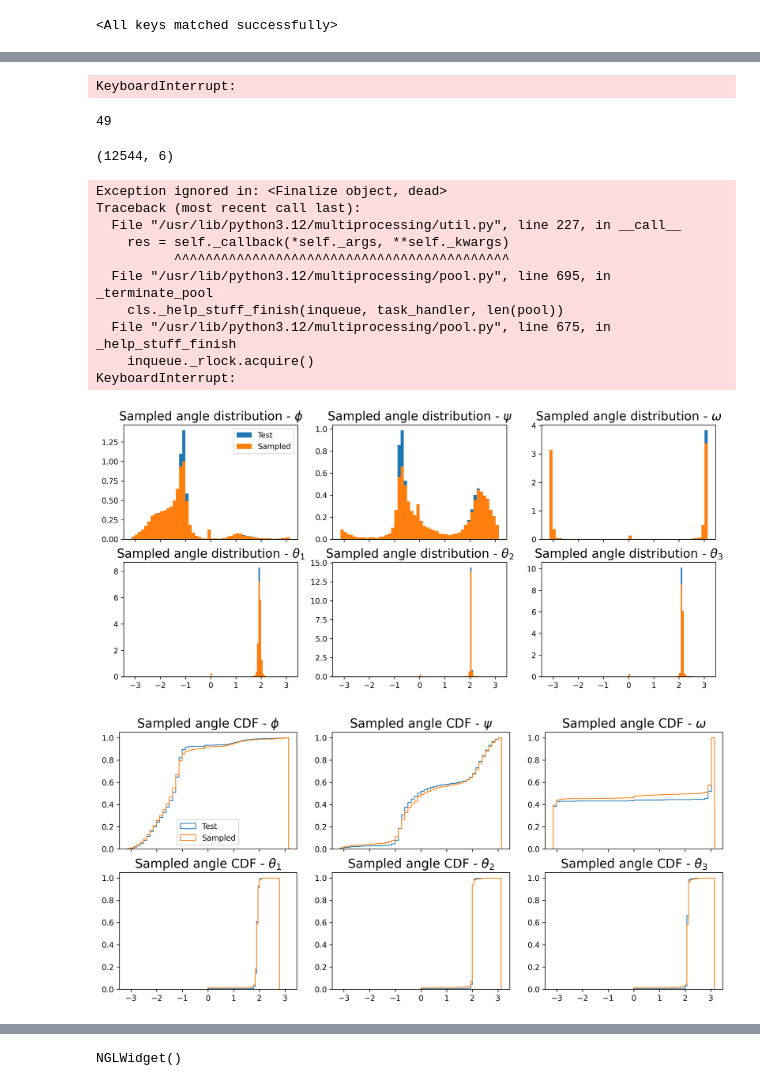
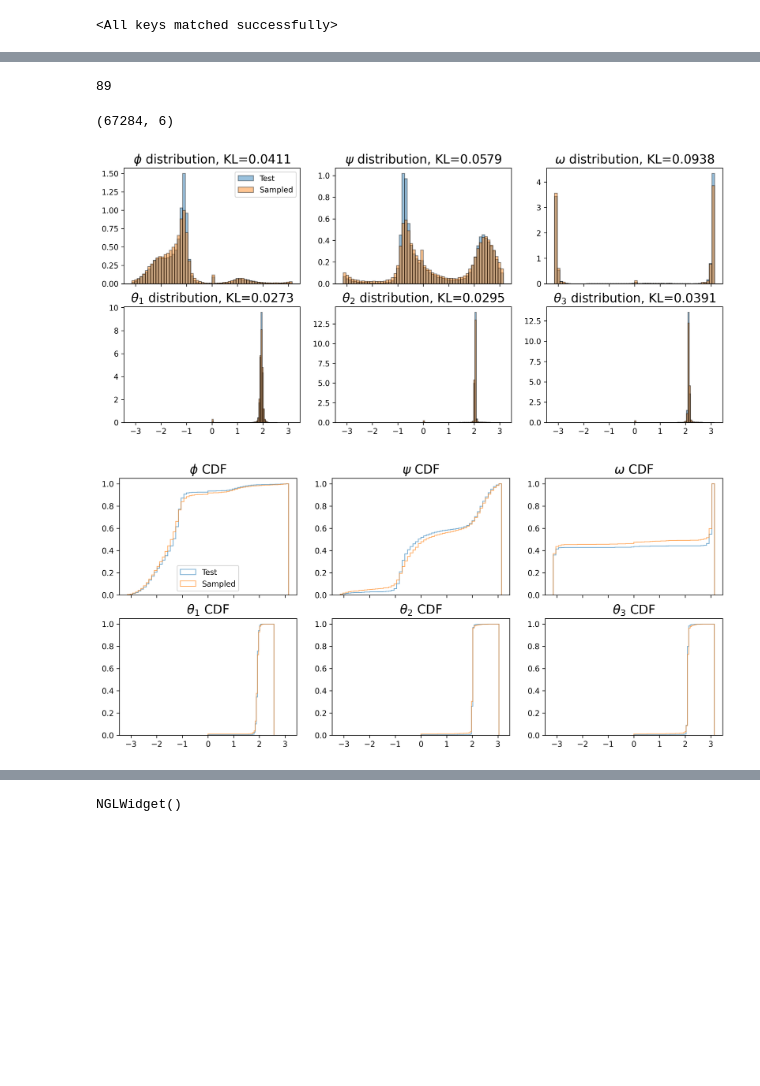
Before and after one commit to samirbraga/riemannian-diffusion-mixture-torch, a Jupyter notebook: generation.ipynb, the cells around one changed output, grey strips where cells are left out. Drawn from its saved outputs; the diff is of its cells as text; code cells hidden in the pictures; blank space fills up the shorter version.

Commit message:
Implementing plotting for validation

```diff
--- a/generation.ipynb
+++ b/generation.ipynb
@@ -105,16 +91,20 @@ KeyboardInterrupt
 # %%
 os.makedirs('generations', exist_ok=True)
 for n_residues in tqdm(range(min_seq_len, max_seq_len + 1)):
-    protein_sample = sample(n_residues, n_samples=9)
-    for i in range(protein_sample.shape[0]):
-        rec_pdb = write_pdb(protein_sample[i].cpu().numpy(), f'generations/rec_prot_{n_residues}_sample_{i}.pdb')
+    protein_sample = sample(n_residues, n_samples=9, n_steps=1000)
+    with multiprocessing.Pool(processes=9) as pool:
+        results = pool.starmap(
+            write_pdb,
+            [
+                (protein_sample[i].cpu().numpy(), f'generations/rec_prot_{n_residues}_sample_{i}.pdb')
+                for i in range(protein_sample.shape[0])
+            ],
+        )
     samples.append(protein_sample.cpu().numpy())
-# %% [output]
-KeyboardInterrupt:
 # %%
 len(samples)
 # %% [output]
-49
+89
 # %%
 ds_args = dict(
     pad=max_seq_len,
@@ -137,7 +126,7 @@ final_sampled_stacked = np.vstack([sample.reshape(-1, 6) for sample in samples])
 # %%
 final_sampled_stacked.shape
 # %% [output]
-(12544, 6)
+(67284, 6)
 # %%
 multi_fig, multi_axes = plt.subplots(
     dpi=300, nrows=2, ncols=3, figsize=(14, 6), sharex=True
@@ -147,52 +136,49 @@ step_multi_fig, step_multi_axes = plt.subplots(
 )
 for i, ft_name in enumerate(ft_names):
     orig_values = (
-        test_values_stacked[:, i] if test_values_stacked is not None else None
+        test_values_stacked[:20 * final_sampled_stacked.shape[0], i] if test_values_stacked is not None else None
     )
     samp_values = final_sampled_stacked[:, i]
 
     ft_name_readable = FT_NAME_MAP[ft_name]
 
     # Plot single plots
     # plot_distribution_overlap(
     #     {"Test": orig_values, "Sampled": samp_values},
     #     title=f"Sampled angle distribution - {ft_name_readable}",
     # )
     # plot_distribution_overlap(
     #     {"Test": orig_values, "Sampled": samp_values},
     #     title=f"Sampled angle CDF - {ft_name_readable}",
     #     histtype="step",
     #     cumulative=True,
     # )
 
+    kl = cm.kl_from_empirical(samp_values, orig_values, nbins=200, pseudocount=True)
+
     # Plot combo plots
     plot_distribution_overlap(
         {"Test": orig_values, "Sampled": samp_values},
-        title=f"Sampled angle distribution - {ft_name_readable}",
+        title=f"{ft_name_readable} distribution, KL={kl:.4f}",
+        edgecolor="black",
         ax=multi_axes.flatten()[i],
         show_legend=i == 0,
+        alpha=0.45,
+        bins=60,
     )
     plot_distribution_overlap(
         {"Test": orig_values, "Sampled": samp_values},
-        title=f"Sampled angle CDF - {ft_name_readable}",
+        title=f"{ft_name_readable} CDF",
         cumulative=True,
         histtype="step",
         ax=step_multi_axes.flatten()[i],
         show_legend=i == 0,
+        alpha=0.6,
+        bins=60,
     )
 # %% [output]
-Exception ignored in: <Finalize object, dead>
-Traceback (most recent call last):
-  File "/usr/lib/python3.12/multiprocessing/util.py", line 227, in __call__
-    res = self._callback(*self._args, **self._kwargs)
-          ^^^^^^^^^^^^^^^^^^^^^^^^^^^^^^^^^^^^^^^^^^^
-  File "/usr/lib/python3.12/multiprocessing/pool.py", line 695, in _terminate_pool
-    cls._help_stuff_finish(inqueue, task_handler, len(pool))
-  File "/usr/lib/python3.12/multiprocessing/pool.py", line 675, in _help_stuff_finish
-    inqueue._rlock.acquire()
-KeyboardInterrupt:
-[figure, old version]
+[figure, new version]
-[figure, old version]
+[figure, new version]
 # %%
 phi_idx = test_dset.feature_names["angles"].index("phi")
 psi_idx = test_dset.feature_names["angles"].index("psi")
```
Also changed, not shown: parts of 8 cells of this notebook.
